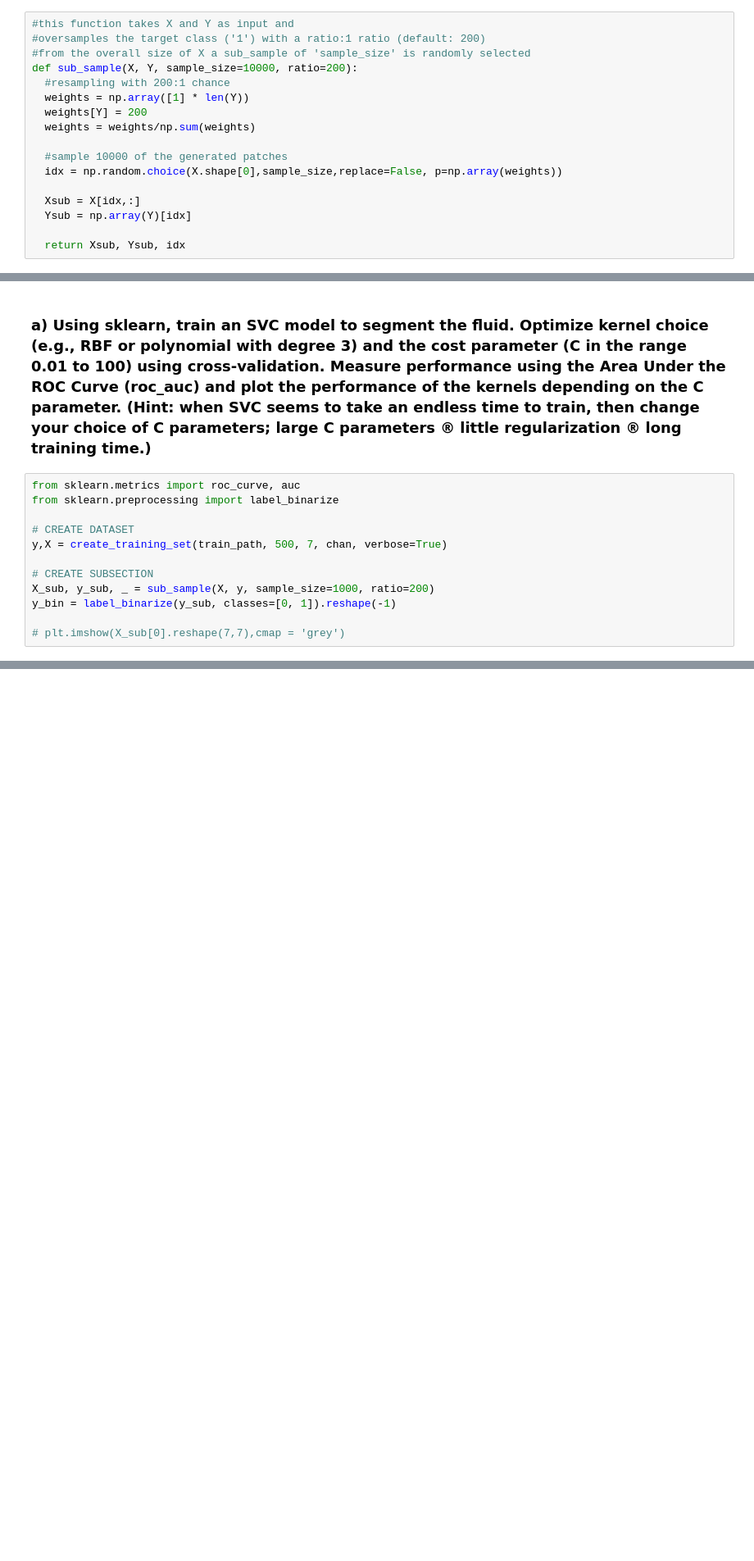
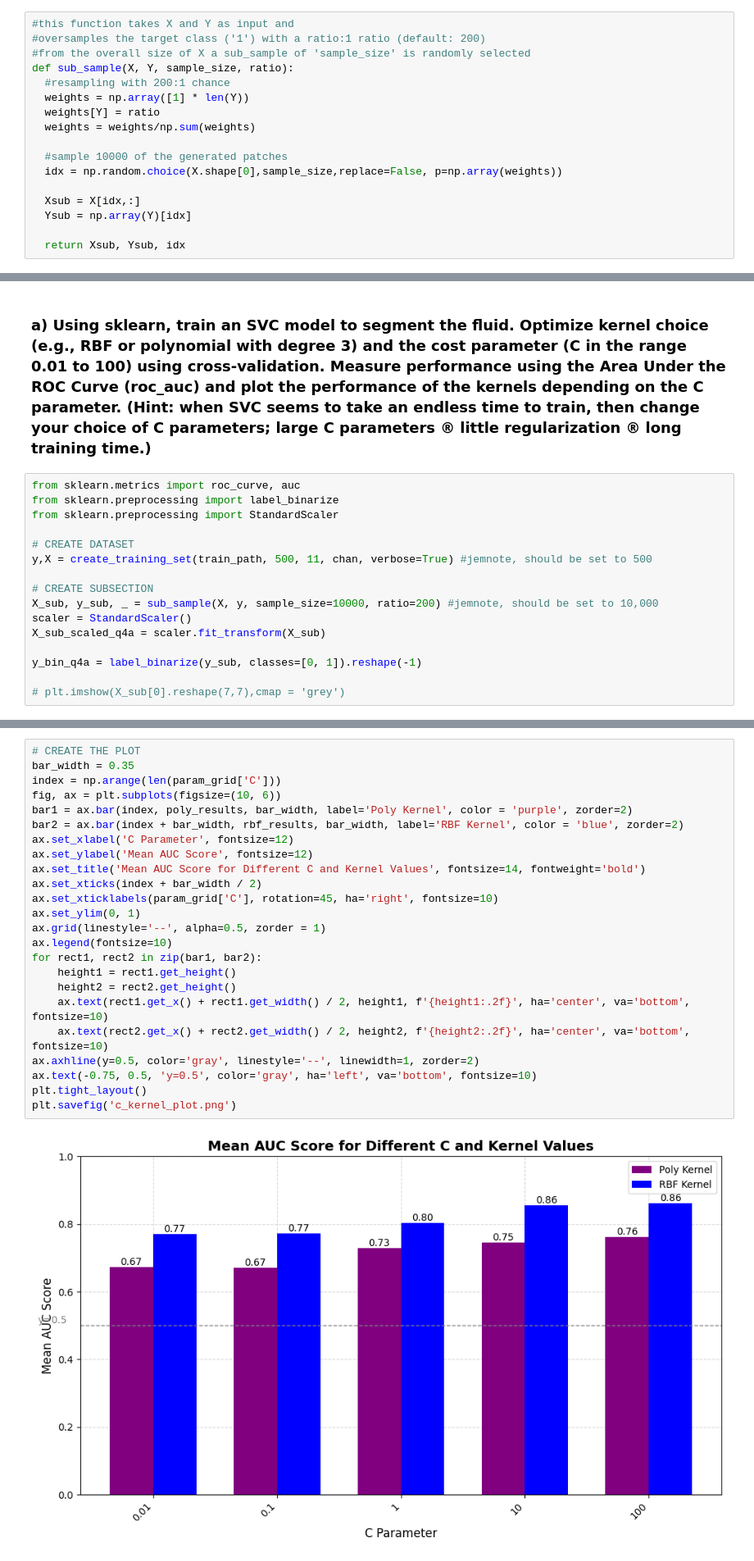
Before and after one commit to jrlove11/ML_CW1, a Jupyter notebook: materials/Notebook_MPHY0041_2324_CW1.ipynb, the cells around one changed output, grey strips where cells are left out. Shown at 82% size. Cells and saved outputs as stored; diff of their text form; blank space fills up the shorter version.

```diff
--- a/materials/Notebook_MPHY0041_2324_CW1.ipynb
+++ b/materials/Notebook_MPHY0041_2324_CW1.ipynb
@@ -429,10 +537,10 @@ def create_training_set(train_path, n_train_patch, ps, chan, verbose=True):
 #this function takes X and Y as input and
 #oversamples the target class ('1') with a ratio:1 ratio (default: 200)
 #from the overall size of X a sub_sample of 'sample_size' is randomly selected
-def sub_sample(X, Y, sample_size=10000, ratio=200):
+def sub_sample(X, Y, sample_size, ratio):
   #resampling with 200:1 chance
   weights = np.array([1] * len(Y))
-  weights[Y] = 200
+  weights[Y] = ratio
   weights = weights/np.sum(weights)
 
   #sample 10000 of the generated patches
@@ -455,13 +563,17 @@ chan = preprocess_img(im, True)
 # %%
 from sklearn.metrics import roc_curve, auc
 from sklearn.preprocessing import label_binarize
+from sklearn.preprocessing import StandardScaler
 
 # CREATE DATASET
-y,X = create_training_set(train_path, 500, 7, chan, verbose=True)
+y,X = create_training_set(train_path, 500, 11, chan, verbose=True) #jemnote, should be set to 500
 
 # CREATE SUBSECTION
-X_sub, y_sub, _ = sub_sample(X, y, sample_size=1000, ratio=200)
-y_bin = label_binarize(y_sub, classes=[0, 1]).reshape(-1)
+X_sub, y_sub, _ = sub_sample(X, y, sample_size=10000, ratio=200) #jemnote, should be set to 10,000
+scaler = StandardScaler()
+X_sub_scaled_q4a = scaler.fit_transform(X_sub)
+
+y_bin_q4a = label_binarize(y_sub, classes=[0, 1]).reshape(-1)
 
 # plt.imshow(X_sub[0].reshape(7,7),cmap = 'grey')
 # %% [output]
@@ -536,2 +645,28 @@ plt.show()
+# %%
+# CREATE THE PLOT
+bar_width = 0.35
+index = np.arange(len(param_grid['C']))
+fig, ax = plt.subplots(figsize=(10, 6))
+bar1 = ax.bar(index, poly_results, bar_width, label='Poly Kernel', color = 'purple', zorder=2)
+bar2 = ax.bar(index + bar_width, rbf_results, bar_width, label='RBF Kernel', color = 'blue', zorder=2)
+ax.set_xlabel('C Parameter', fontsize=12)
+ax.set_ylabel('Mean AUC Score', fontsize=12)
+ax.set_title('Mean AUC Score for Different C and Kernel Values', fontsize=14, fontweight='bold')
+ax.set_xticks(index + bar_width / 2)
+ax.set_xticklabels(param_grid['C'], rotation=45, ha='right', fontsize=10)
+ax.set_ylim(0, 1)
+ax.grid(linestyle='--', alpha=0.5, zorder = 1)
+ax.legend(fontsize=10)
+for rect1, rect2 in zip(bar1, bar2):
+    height1 = rect1.get_height()
+    height2 = rect2.get_height()
+    ax.text(rect1.get_x() + rect1.get_width() / 2, height1, f'{height1:.2f}', ha='center', va='bottom', fontsize=10)
+    ax.text(rect2.get_x() + rect2.get_width() / 2, height2, f'{height2:.2f}', ha='center', va='bottom', fontsize=10)
+ax.axhline(y=0.5, color='gray', linestyle='--', linewidth=1, zorder=2)
+ax.text(-0.75, 0.5, 'y=0.5', color='gray', ha='left', va='bottom', fontsize=10)
+plt.tight_layout()
+plt.savefig('c_kernel_plot.png')
+# %% [output]
+[figure, added]
 # %% [markdown]
 ### b) Based on your result from a) select the best model parameters and make predictions of the 50 images in the validation dataset. Compute the DICE coefficient and roc_auc for each image. Display the original image, the ground truth, and your segmentations for any 5 images in your validation set. Provide the average DICE coefficient and roc_auc for the entire validation dataset.
```
Also changed, not shown: parts of 32 cells of this notebook, 3 other files.
